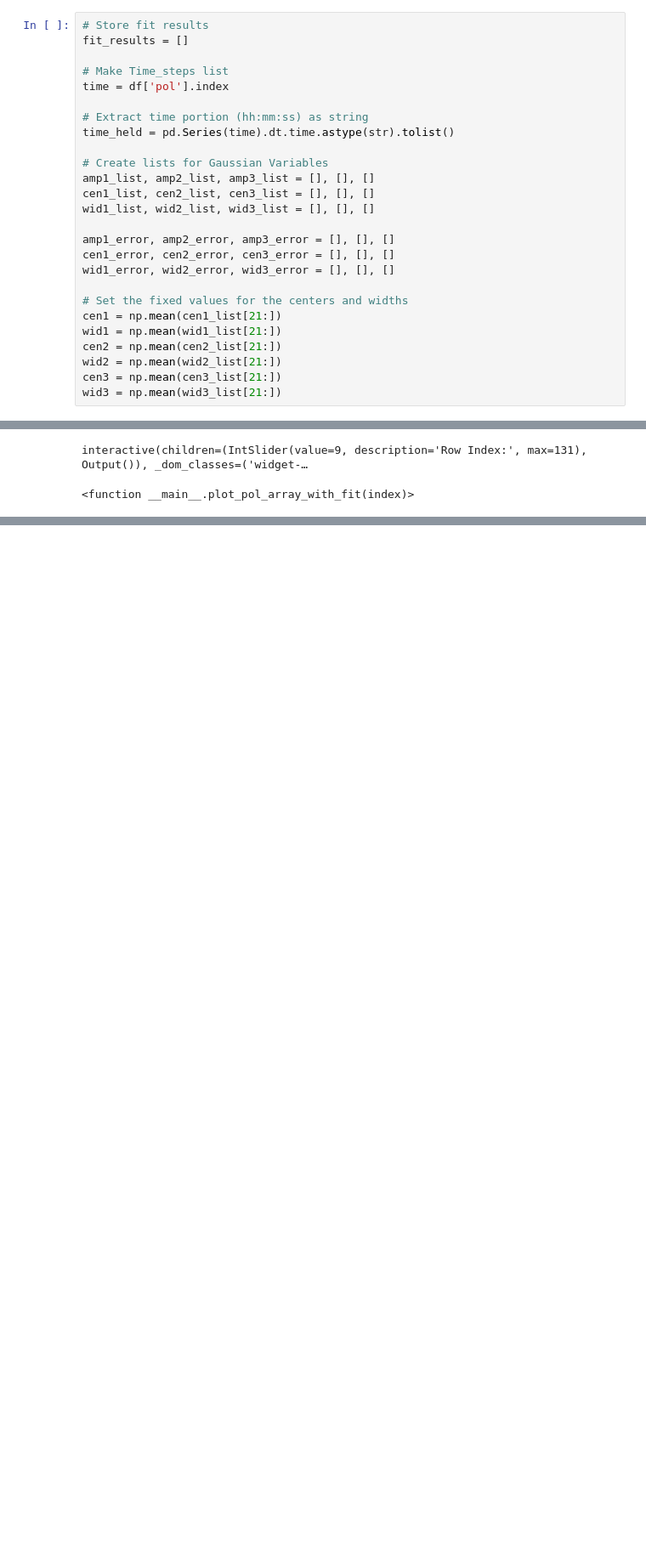
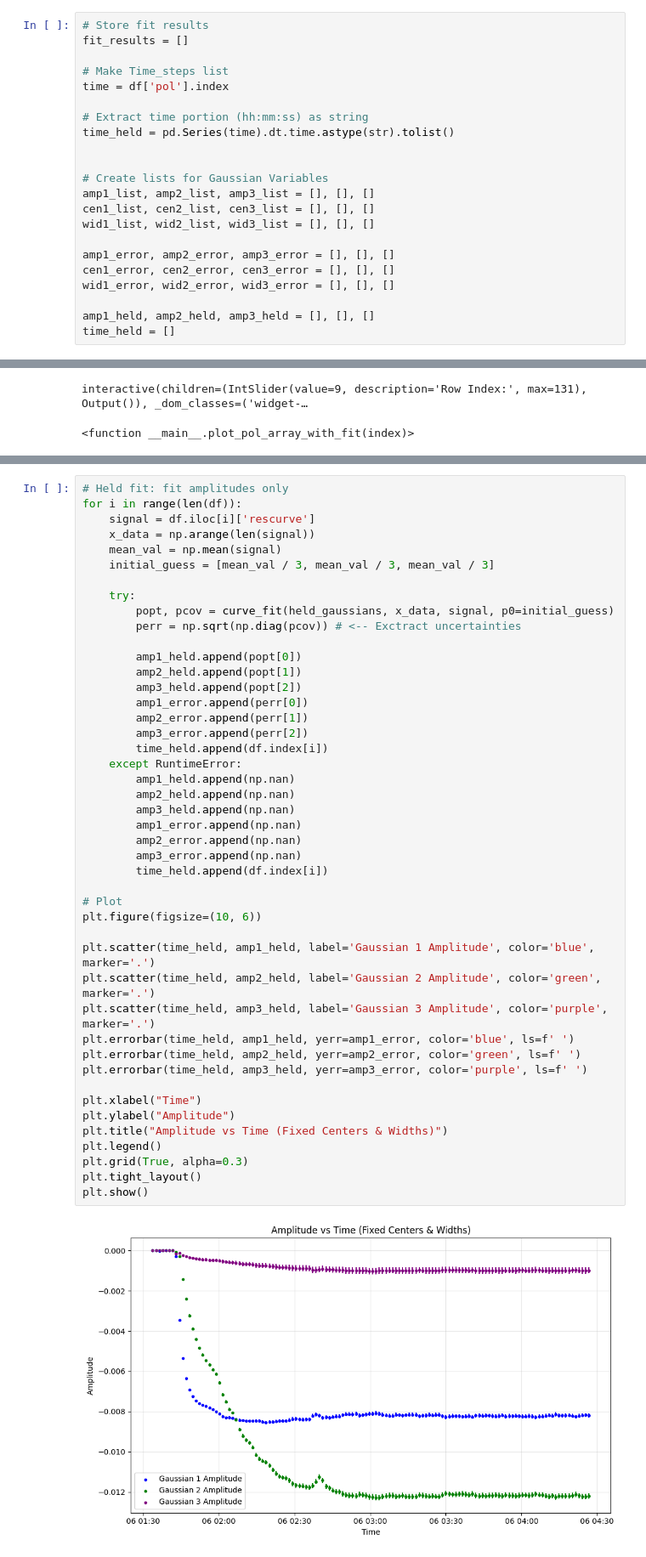
Before and after one commit to evan-toon/DNP, a Jupyter notebook: Pretty_plots.ipynb, the cells around one changed output, grey strips where cells are left out. Shown: that part at 85% size. Drawn from its saved outputs; the diff is of its cells as text; blank space fills up the shorter version.

```diff
--- a/Pretty_plots.ipynb
+++ b/Pretty_plots.ipynb
@@ -28,6 +26,7 @@ time = df['pol'].index
 # Extract time portion (hh:mm:ss) as string
 time_held = pd.Series(time).dt.time.astype(str).tolist()
 
+
 # Create lists for Gaussian Variables
 amp1_list, amp2_list, amp3_list = [], [], []
 cen1_list, cen2_list, cen3_list = [], [], []
@@ -37,13 +36,8 @@ amp1_error, amp2_error, amp3_error = [], [], []
 cen1_error, cen2_error, cen3_error = [], [], []
 wid1_error, wid2_error, wid3_error = [], [], []
 
-# Set the fixed values for the centers and widths
-cen1 = np.mean(cen1_list[21:])
-wid1 = np.mean(wid1_list[21:])
-cen2 = np.mean(cen2_list[21:])
-wid2 = np.mean(wid2_list[21:])
-cen3 = np.mean(cen3_list[21:])
-wid3 = np.mean(wid3_list[21:])
+amp1_held, amp2_held, amp3_held = [], [], []
+time_held = []
 # %% [markdown]
 ### Define Gaussian(s)
 # %%
@@ -194,0 +149,47 @@ plt.show
+# %%
+# Held fit: fit amplitudes only
+for i in range(len(df)):
+    signal = df.iloc[i]['rescurve']
+    x_data = np.arange(len(signal))
+    mean_val = np.mean(signal)
+    initial_guess = [mean_val / 3, mean_val / 3, mean_val / 3]
+
+    try:
+        popt, pcov = curve_fit(held_gaussians, x_data, signal, p0=initial_guess)
+        perr = np.sqrt(np.diag(pcov)) # <-- Exctract uncertainties
+
+        amp1_held.append(popt[0])
+        amp2_held.append(popt[1])
+        amp3_held.append(popt[2])
+        amp1_error.append(perr[0])
+        amp2_error.append(perr[1])
+        amp3_error.append(perr[2])
+        time_held.append(df.index[i])
+    except RuntimeError:
+        amp1_held.append(np.nan)
+        amp2_held.append(np.nan)
+        amp3_held.append(np.nan)
+        amp1_error.append(np.nan)
+        amp2_error.append(np.nan)
+        amp3_error.append(np.nan)
+        time_held.append(df.index[i])
+
+# Plot
+plt.figure(figsize=(10, 6))
+
+plt.scatter(time_held, amp1_held, label='Gaussian 1 Amplitude', color='blue', marker='.')
+plt.scatter(time_held, amp2_held, label='Gaussian 2 Amplitude', color='green', marker='.')
+plt.scatter(time_held, amp3_held, label='Gaussian 3 Amplitude', color='purple', marker='.')
+plt.errorbar(time_held, amp1_held, yerr=amp1_error, color='blue', ls=f' ')
+plt.errorbar(time_held, amp2_held, yerr=amp2_error, color='green', ls=f' ')
+plt.errorbar(time_held, amp3_held, yerr=amp3_error, color='purple', ls=f' ')
+
+plt.xlabel("Time")
+plt.ylabel("Amplitude")
+plt.title("Amplitude vs Time (Fixed Centers & Widths)")
+plt.legend()
+plt.grid(True, alpha=0.3)
+plt.tight_layout()
+plt.show()
+# %% [output]
+[figure, added]
```
Also changed, not shown: parts of 6 cells of this notebook, 1 other file.
